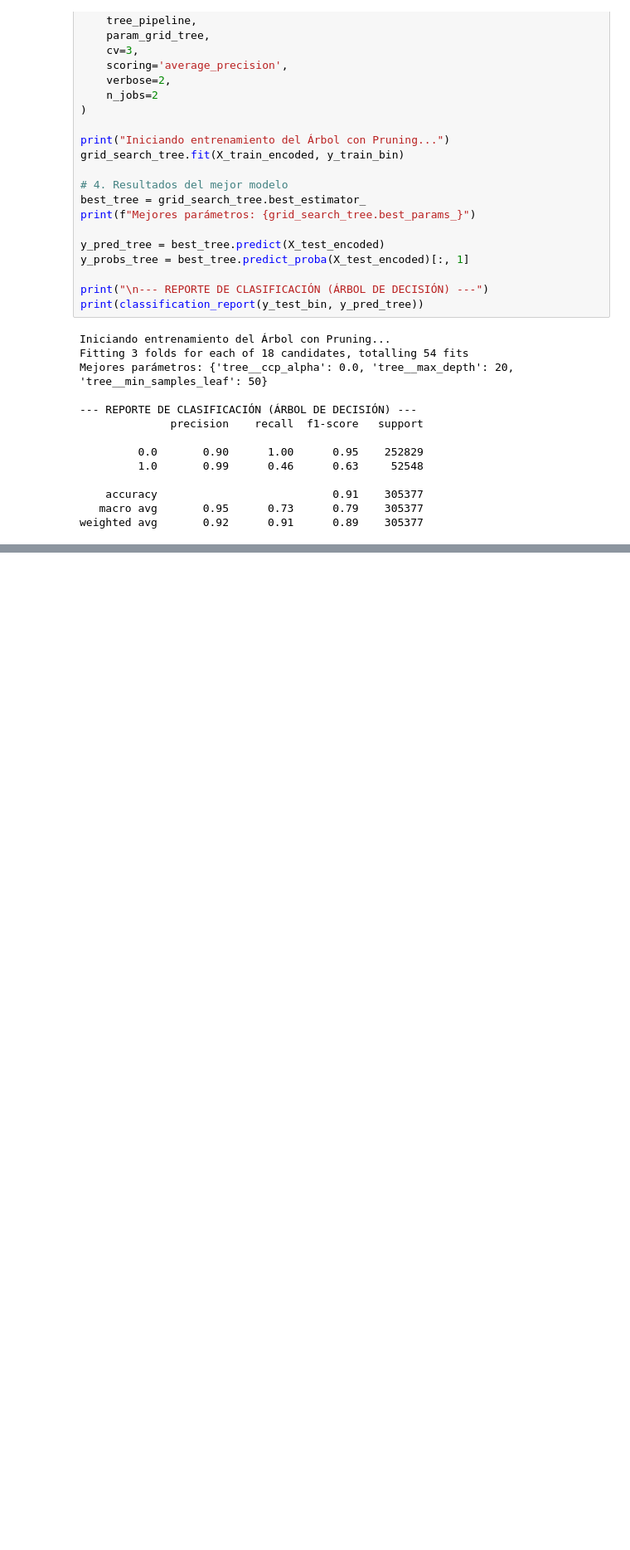
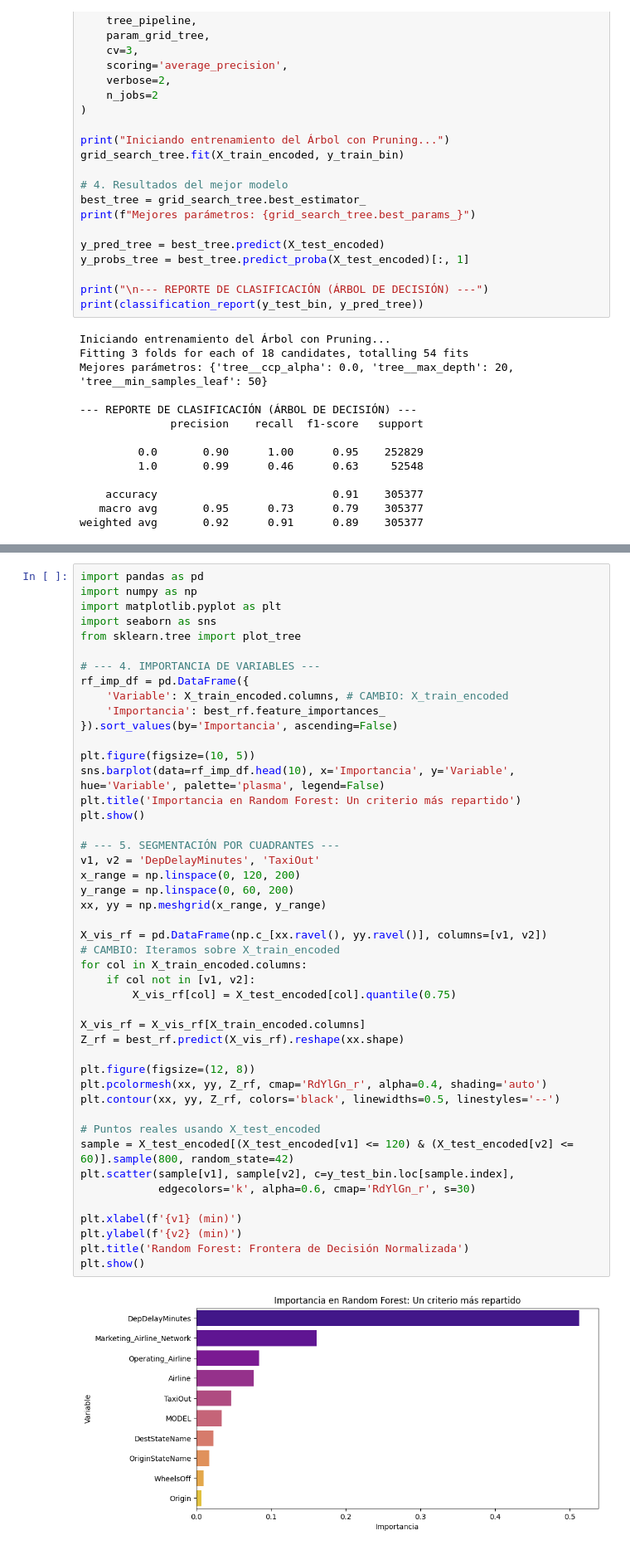
Before and after one commit to MartinEO2005/Proyecto_Open_Data, a Jupyter notebook: ml_supervisado.ipynb, the cells around one changed output, grey strips where cells are left out. Shown at 83% size. Drawn from its saved outputs; the diff is of its cells as text; blank space fills up the shorter version.

```diff
--- a/ml_supervisado.ipynb
+++ b/ml_supervisado.ipynb
@@ -516,0 +517,48 @@ plt.show()
+# %%
+import pandas as pd
+import numpy as np
+import matplotlib.pyplot as plt
+import seaborn as sns
+from sklearn.tree import plot_tree
+
+# --- 4. IMPORTANCIA DE VARIABLES ---
+rf_imp_df = pd.DataFrame({
+    'Variable': X_train_encoded.columns, # CAMBIO: X_train_encoded
+    'Importancia': best_rf.feature_importances_
+}).sort_values(by='Importancia', ascending=False)
+
+plt.figure(figsize=(10, 5))
+sns.barplot(data=rf_imp_df.head(10), x='Importancia', y='Variable', hue='Variable', palette='plasma', legend=False)
+plt.title('Importancia en Random Forest: Un criterio más repartido')
+plt.show()
+
+# --- 5. SEGMENTACIÓN POR CUADRANTES ---
+v1, v2 = 'DepDelayMinutes', 'TaxiOut'
+x_range = np.linspace(0, 120, 200)
+y_range = np.linspace(0, 60, 200)
+xx, yy = np.meshgrid(x_range, y_range)
+
+X_vis_rf = pd.DataFrame(np.c_[xx.ravel(), yy.ravel()], columns=[v1, v2])
+# CAMBIO: Iteramos sobre X_train_encoded
+for col in X_train_encoded.columns:
+    if col not in [v1, v2]:
+        X_vis_rf[col] = X_test_encoded[col].quantile(0.75)
+
+X_vis_rf = X_vis_rf[X_train_encoded.columns]
+Z_rf = best_rf.predict(X_vis_rf).reshape(xx.shape)
+
+plt.figure(figsize=(12, 8))
+plt.pcolormesh(xx, yy, Z_rf, cmap='RdYlGn_r', alpha=0.4, shading='auto')
+plt.contour(xx, yy, Z_rf, colors='black', linewidths=0.5, linestyles='--')
+
+# Puntos reales usando X_test_encoded
+sample = X_test_encoded[(X_test_encoded[v1] <= 120) & (X_test_encoded[v2] <= 60)].sample(800, random_state=42)
+plt.scatter(sample[v1], sample[v2], c=y_test_bin.loc[sample.index],
+            edgecolors='k', alpha=0.6, cmap='RdYlGn_r', s=30)
+
+plt.xlabel(f'{v1} (min)')
+plt.ylabel(f'{v2} (min)')
+plt.title('Random Forest: Frontera de Decisión Normalizada')
+plt.show()
+# %% [output]
+[figure, added]
```
Also changed, not shown: parts of 20 cells of this notebook.
